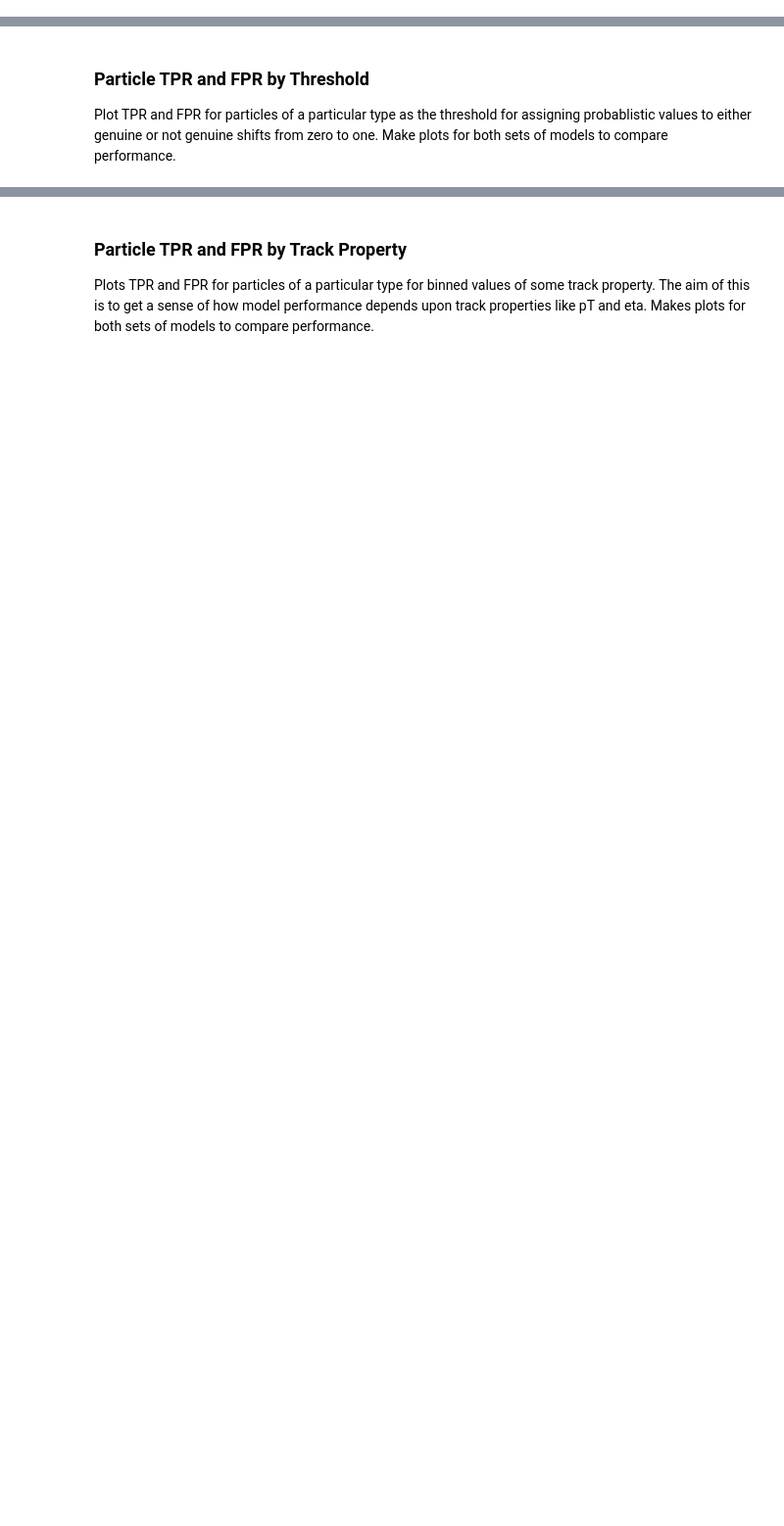
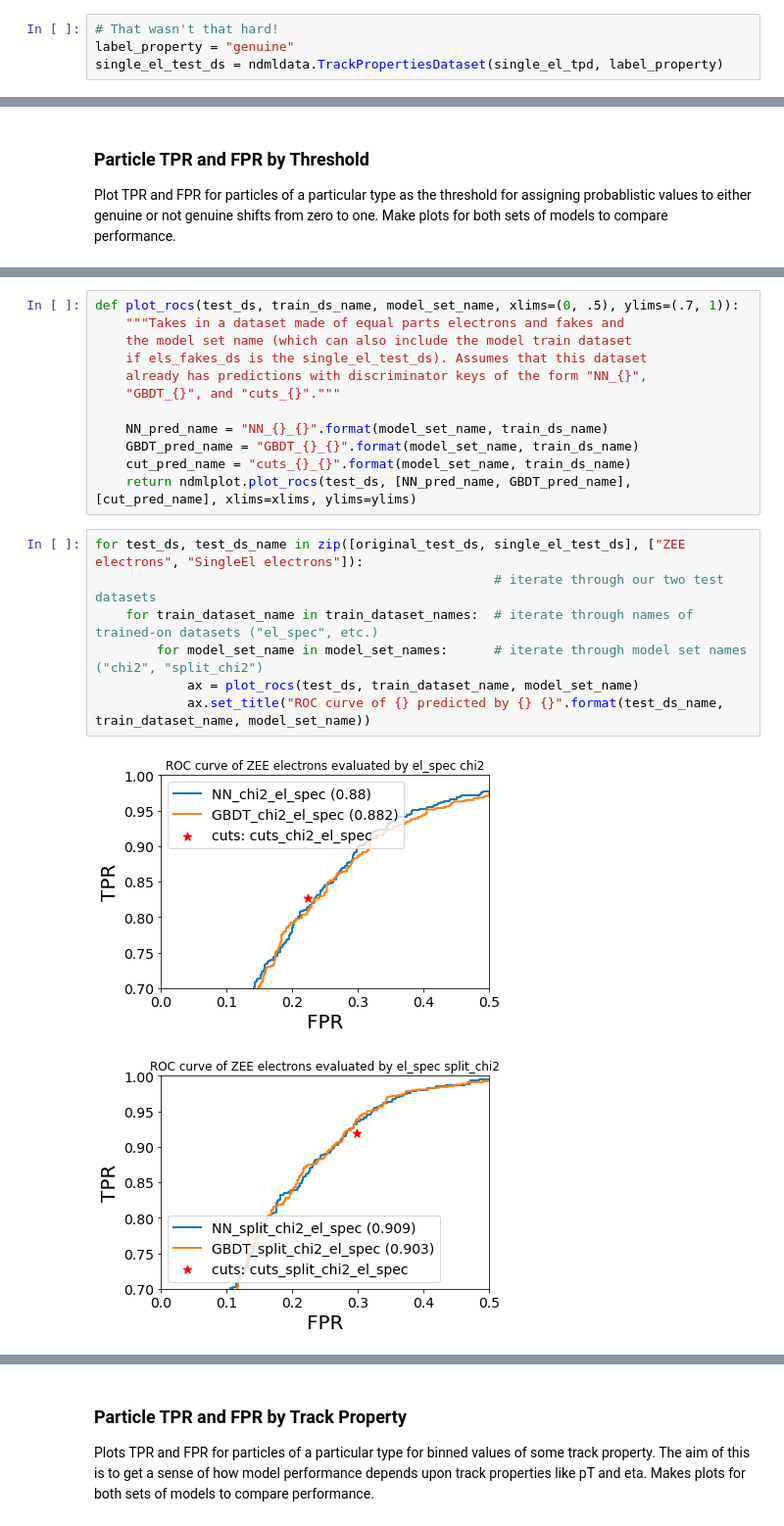
Before and after one commit to cqpancoast/cms-tracktrigger-ml, a Jupyter notebook: electronstudy.ipynb, the cells around one changed output, grey strips where cells are left out. Shown at 98% size. Cells and saved outputs as stored; diff of their text form; blank space fills up the shorter version.

```diff
--- a/electronstudy.ipynb
+++ b/electronstudy.ipynb
@@ -194,0 +380,4 @@ Use the test dataset `test_ds` that hasn't been used for training to make predic
+# %%
+# That wasn't that hard!
+label_property = "genuine"
+single_el_test_ds = ndmldata.TrackPropertiesDataset(single_el_tpd, label_property)
@@ -266,0 +503,22 @@ for pred_comparison, pred_comp_name in zip(
+# %%
+def plot_rocs(test_ds, train_ds_name, model_set_name, xlims=(0, .5), ylims=(.7, 1)):
+    """Takes in a dataset made of equal parts electrons and fakes and
+    the model set name (which can also include the model train dataset
+    if els_fakes_ds is the single_el_test_ds). Assumes that this dataset
+    already has predictions with discriminator keys of the form "NN_{}",
+    "GBDT_{}", and "cuts_{}"."""
+
+    NN_pred_name = "NN_{}_{}".format(model_set_name, train_ds_name)
+    GBDT_pred_name = "GBDT_{}_{}".format(model_set_name, train_ds_name)
+    cut_pred_name = "cuts_{}_{}".format(model_set_name, train_ds_name)
+    return ndmlplot.plot_rocs(test_ds, [NN_pred_name, GBDT_pred_name], [cut_pred_name], xlims=xlims, ylims=ylims)
+# %%
+for test_ds, test_ds_name in zip([original_test_ds, single_el_test_ds], ["ZEE electrons", "SingleEl electrons"]):
+                                                    # iterate through our two test datasets
+    for train_dataset_name in train_dataset_names:  # iterate through names of trained-on datasets ("el_spec", etc.)
+        for model_set_name in model_set_names:      # iterate through model set names ("chi2", "split_chi2")
+            ax = plot_rocs(test_ds, train_dataset_name, model_set_name)
+            ax.set_title("ROC curve of {} predicted by {} {}".format(test_ds_name, train_dataset_name, model_set_name))
+# %% [output]
+[figure, added]
+[figure, added]
```
Also changed, not shown: parts of 71 cells of this notebook, 2 other files.
